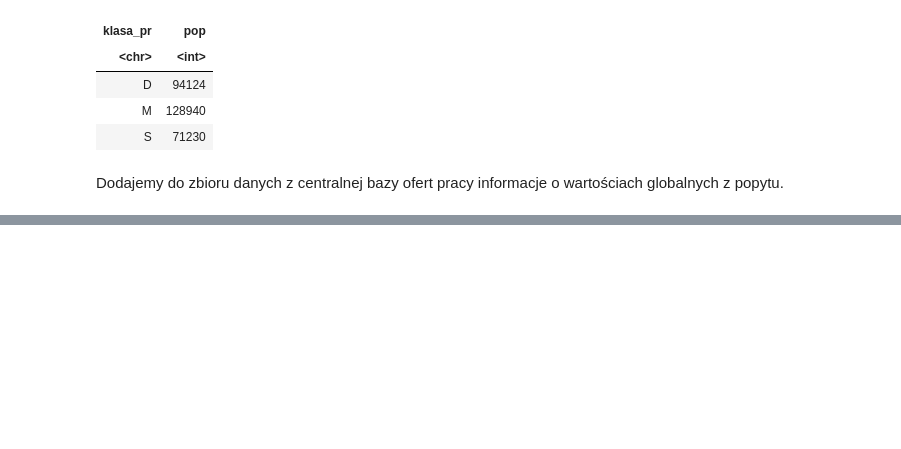
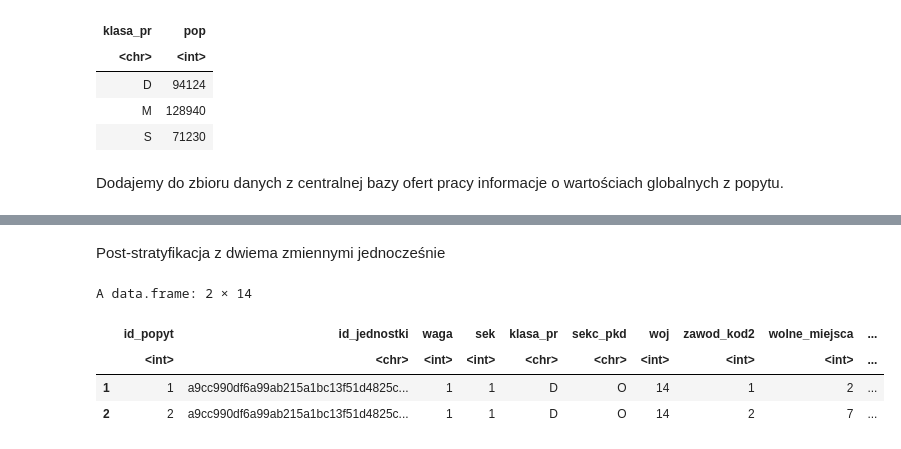
Before and after one commit to DepartmentOfStatisticsPUE/bi-2022, a Jupyter notebook: notebooks/bi_2021_04_07.ipynb, the cells around one changed output, grey strips where cells are left out. Drawn from its saved outputs; the diff is of its cells as text; code cells hidden in the pictures; blank space fills up the shorter version.

```diff
--- a/notebooks/bi_2021_04_07.ipynb
+++ b/notebooks/bi_2021_04_07.ipynb
@@ -111,0 +219,10 @@ Jeżeli widzą Państwo różnicę w wartościach miedzy `y_naive`, a `y_ps` to
+# %% [markdown]
+Post-stratyfikacja z dwiema zmiennymi jednocześnie
+# %%
+head(dane, n =2)
+# %% [output]
+A data.frame: 2 × 14
+|  | id_popyt | id_jednostki | waga | sek | klasa_pr | sekc_pkd | woj | zawod_kod2 | wolne_miejsca | ... |
+|  | <int> | <chr> | <int> | <int> | <chr> | <chr> | <int> | <int> | <int> | ... |
+| 1 | 1 | a9cc990df6a99ab215a1bc13f51d4825c... | 1 | 1 | D | O | 14 | 1 | 2 | ... |
+| 2 | 2 | a9cc990df6a99ab215a1bc13f51d4825c... | 1 | 1 | D | O | 14 | 2 | 7 | ... |
```
Also changed, not shown: parts of 37 cells of this notebook.
